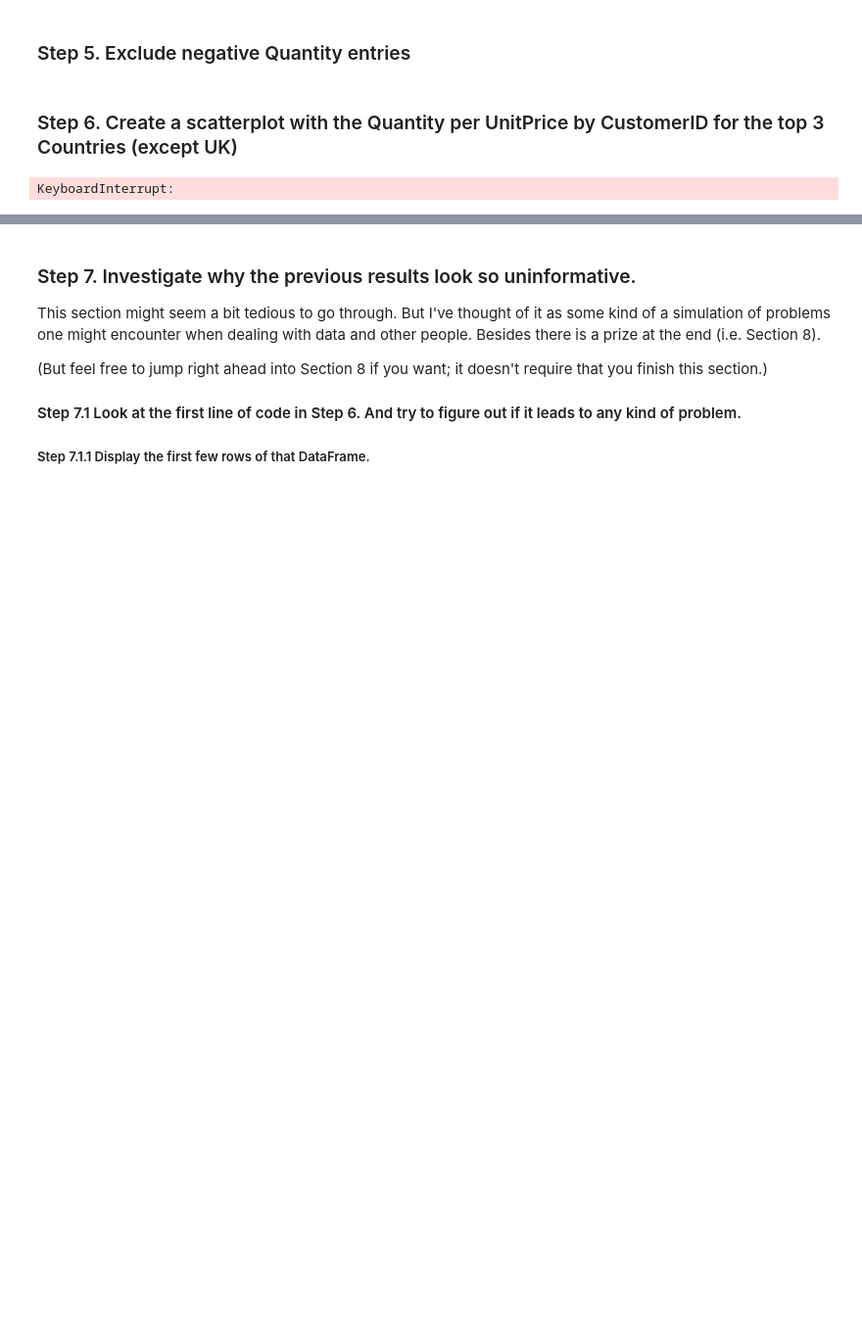
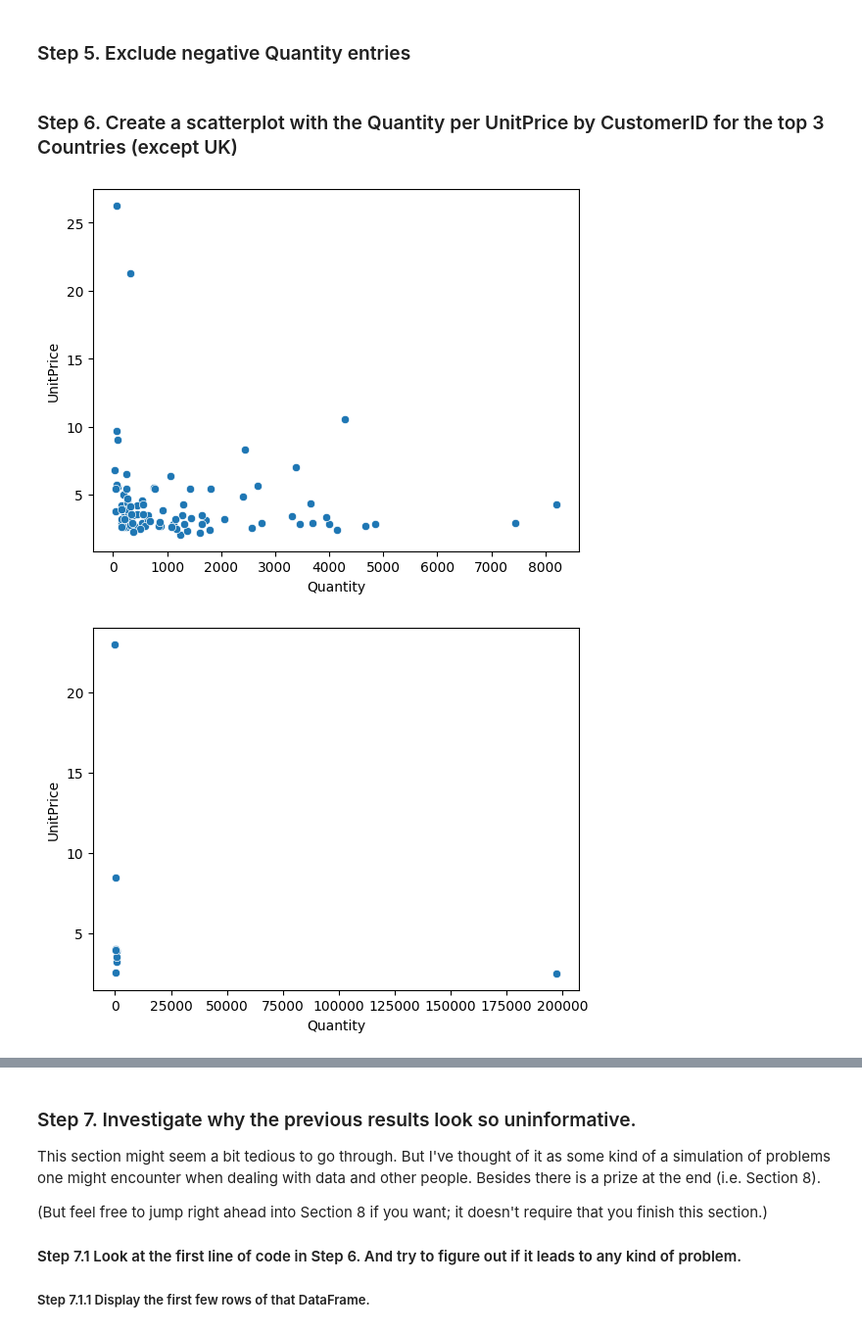
Before and after one commit to itsTeoR/exercises, a Jupyter notebook: 07_Visualization/Online_Retail/Exercises.ipynb, the cells around one changed output, grey strips where cells are left out. Shown at 98% size. Drawn from its saved outputs; the diff is of its cells as text; code cells hidden in the pictures; blank space fills up the shorter version.

```diff
--- a/07_Visualization/Online_Retail/Exercises.ipynb
+++ b/07_Visualization/Online_Retail/Exercises.ipynb
@@ -47,7 +47,19 @@ sns.barplot(data = sales_by_c, x='Country', y = 'Quantity')
 df = df[df['Quantity']>=0]
 # %% [markdown]
 ### Step 6. Create a scatterplot with the Quantity per UnitPrice by CustomerID for the top 3 Countries (except UK)
-# %%
-sns.pairplot(data = df)
-# %% [output]
-KeyboardInterrupt:
+# %%
+df_by_client = df.groupby(['CustomerID', 'Country'], as_index=False).agg({
+    'Quantity': 'sum',
+    'UnitPrice': 'mean',
+    'Country': 'max'
+})
+
+sns.scatterplot(data = df_by_client[df_by_client['Country']=='Germany'], x = 'Quantity', y = 'UnitPrice')
+plt.show()
+sns.scatterplot(data = df_by_client[df_by_client['Country']=='Netherlands'], x = 'Quantity', y = 'UnitPrice')
+plt.show()
+sns.scatterplot(data = df_by_client[df_by_client['Country']=='EIRE'], x = 'Quantity', y = 'UnitPrice')
+plt.show()
+# %% [output]
+[figure, added]
+[figure, added]
```
Also changed, not shown: parts of 2 cells of this notebook.
